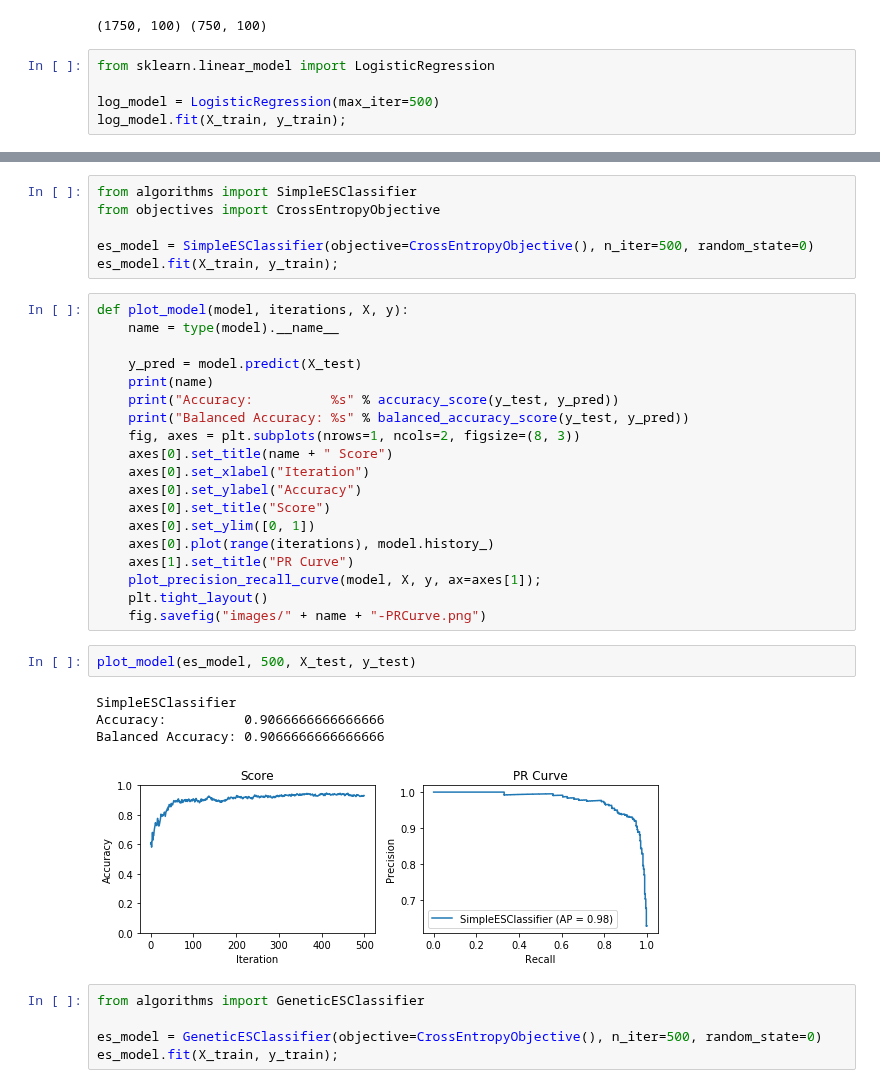
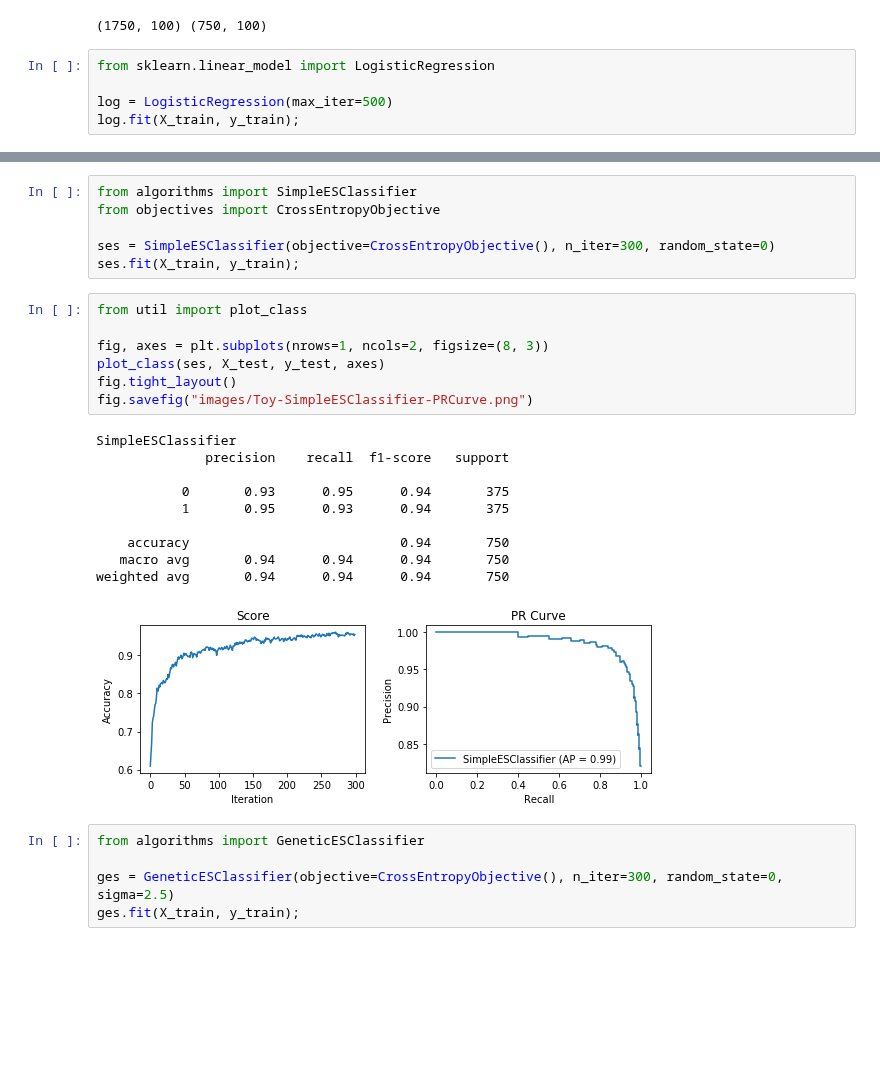
Before and after one commit to EvanLavender13/cs613-final-project, a Jupyter notebook: classification.ipynb, the cells around one changed output, grey strips where cells are left out. Drawn from its saved outputs; the diff is of its cells as text; blank space fills up the shorter version.

```diff
--- a/classification.ipynb
+++ b/classification.ipynb
@@ -16,6 +16,6 @@ print(X_train.shape, X_test.shape)
 # %%
 from sklearn.linear_model import LogisticRegression
 
-log_model = LogisticRegression(max_iter=500)
-log_model.fit(X_train, y_train);
+log = LogisticRegression(max_iter=500)
+log.fit(X_train, y_train);
 # %%
@@ -39,36 +40,28 @@ Balanced Accuracy: 0.9626666666666667
 from algorithms import SimpleESClassifier
 from objectives import CrossEntropyObjective
 
-es_model = SimpleESClassifier(objective=CrossEntropyObjective(), n_iter=500, random_state=0)
-es_model.fit(X_train, y_train);
+ses = SimpleESClassifier(objective=CrossEntropyObjective(), n_iter=300, random_state=0)
+ses.fit(X_train, y_train);
-# %%
-def plot_model(model, iterations, X, y):
-    name = type(model).__name__
-
-    y_pred = model.predict(X_test)
-    print(name)
-    print("Accuracy:          %s" % accuracy_score(y_test, y_pred))
-    print("Balanced Accuracy: %s" % balanced_accuracy_score(y_test, y_pred))
-    fig, axes = plt.subplots(nrows=1, ncols=2, figsize=(8, 3))
-    axes[0].set_title(name + " Score")
-    axes[0].set_xlabel("Iteration")
-    axes[0].set_ylabel("Accuracy")
-    axes[0].set_title("Score")
-    axes[0].set_ylim([0, 1])
-    axes[0].plot(range(iterations), model.history_)
-    axes[1].set_title("PR Curve")
-    plot_precision_recall_curve(model, X, y, ax=axes[1]);
-    plt.tight_layout()
-    fig.savefig("images/" + name + "-PRCurve.png")
-# %%
-plot_model(es_model, 500, X_test, y_test)
-# %% [output]
-SimpleESClassifier
-Accuracy:          0.9066666666666666
-Balanced Accuracy: 0.9066666666666666
-[figure, removed]
+# %%
+from util import plot_class
+
+fig, axes = plt.subplots(nrows=1, ncols=2, figsize=(8, 3))
+plot_class(ses, X_test, y_test, axes)
+fig.tight_layout()
+fig.savefig("images/Toy-SimpleESClassifier-PRCurve.png")
+# %% [output]
+SimpleESClassifier
+              precision    recall  f1-score   support
+
+           0       0.93      0.95      0.94       375
+           1       0.95      0.93      0.94       375
+
+    accuracy                           0.94       750
+   macro avg       0.94      0.94      0.94       750
+weighted avg       0.94      0.94      0.94       750
+[figure, added]
 # %%
 from algorithms import GeneticESClassifier
 
-es_model = GeneticESClassifier(objective=CrossEntropyObjective(), n_iter=500, random_state=0)
-es_model.fit(X_train, y_train);
+ges = GeneticESClassifier(objective=CrossEntropyObjective(), n_iter=300, random_state=0, sigma=2.5)
+ges.fit(X_train, y_train);
```
Also changed, not shown: parts of 15 cells of this notebook, 37 other files.
